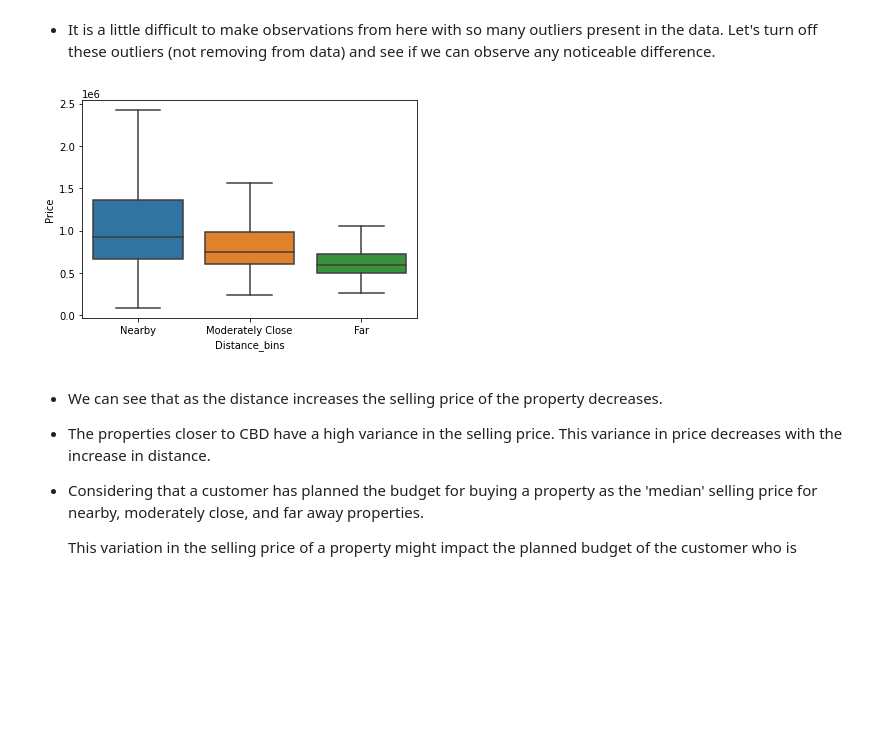
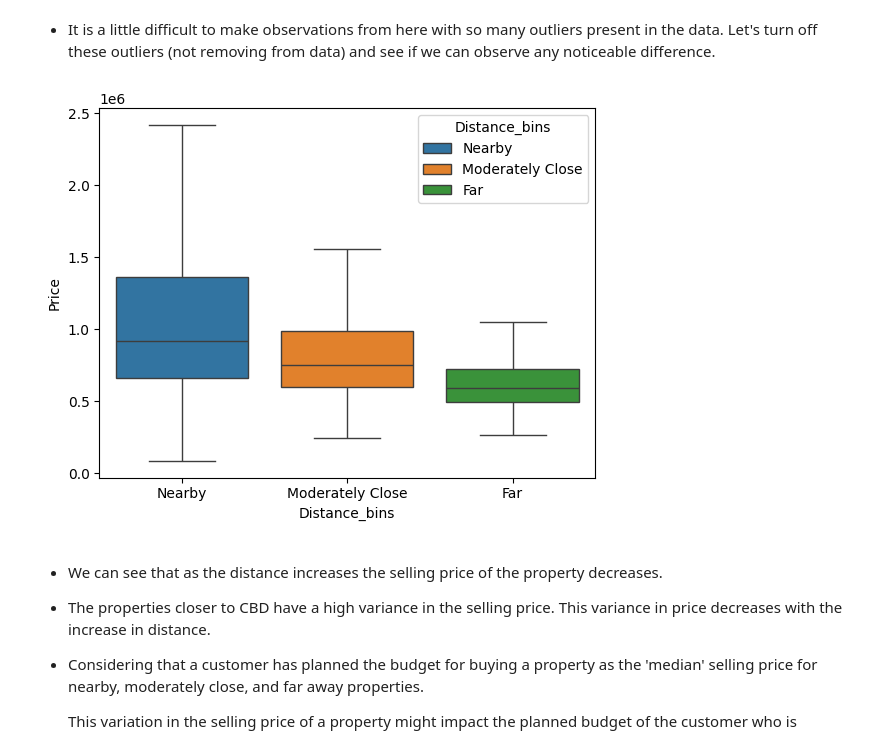
Before and after one commit to dayagz/aiml-course, a Jupyter notebook: colab_notebooks/Hands_on_Notebook_ExploratoryDataAnalysis.ipynb, the cells around one changed output. Drawn from its saved outputs; the diff is of its cells as text; code cells hidden in the pictures; blank space fills up the shorter version.

```diff
--- a/colab_notebooks/Hands_on_Notebook_ExploratoryDataAnalysis.ipynb
+++ b/colab_notebooks/Hands_on_Notebook_ExploratoryDataAnalysis.ipynb
@@ -552,10 +557,10 @@ plt.show()
 # %% [markdown]
 * It is a little difficult to make observations from here with so many outliers present in the data. Let's turn off these outliers (not removing from data) and see if we can observe any noticeable difference.
 # %%
-sns.boxplot(data=data,x='Distance_bins',y='Price',showfliers=False) # showfliers parameter controls the representation of outliers in the boxplot
-plt.show()
+sns.boxplot(data=data,x='Distance_bins',y='Price',showfliers=False, hue='Distance_bins') # showfliers parameter controls the representation of outliers in the boxplot
+plt.show();
 # %% [output]
-[figure, old version]
+[figure, new version]
 # %% [markdown]
 * We can see that as the distance increases the selling price of the property decreases.
 * The properties closer to CBD have a high variance in the selling price. This variance in price decreases with the increase in distance.
```
Also changed, not shown: parts of 38 cells of this notebook.
